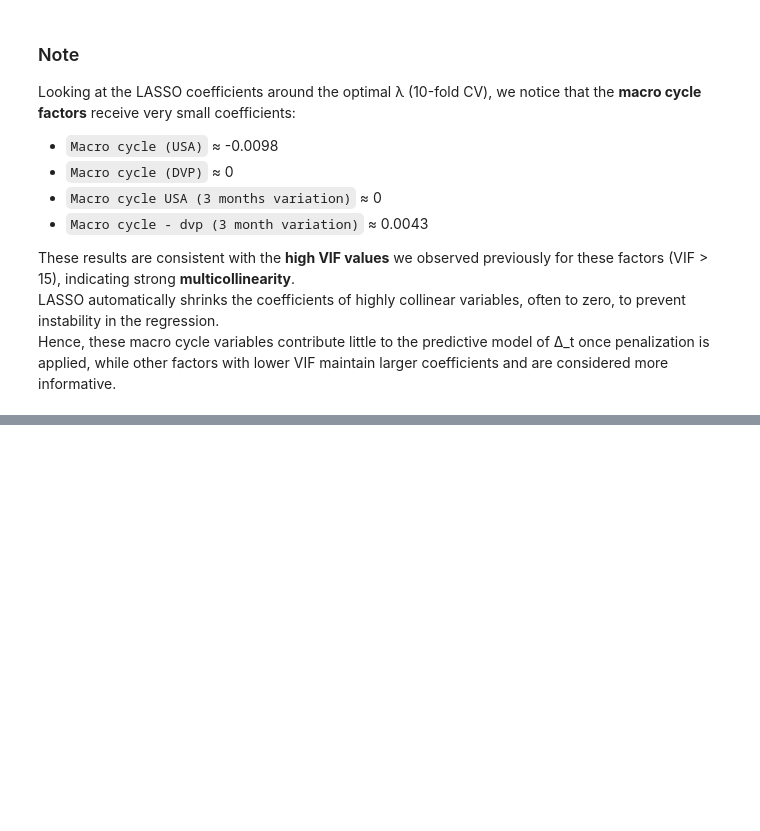
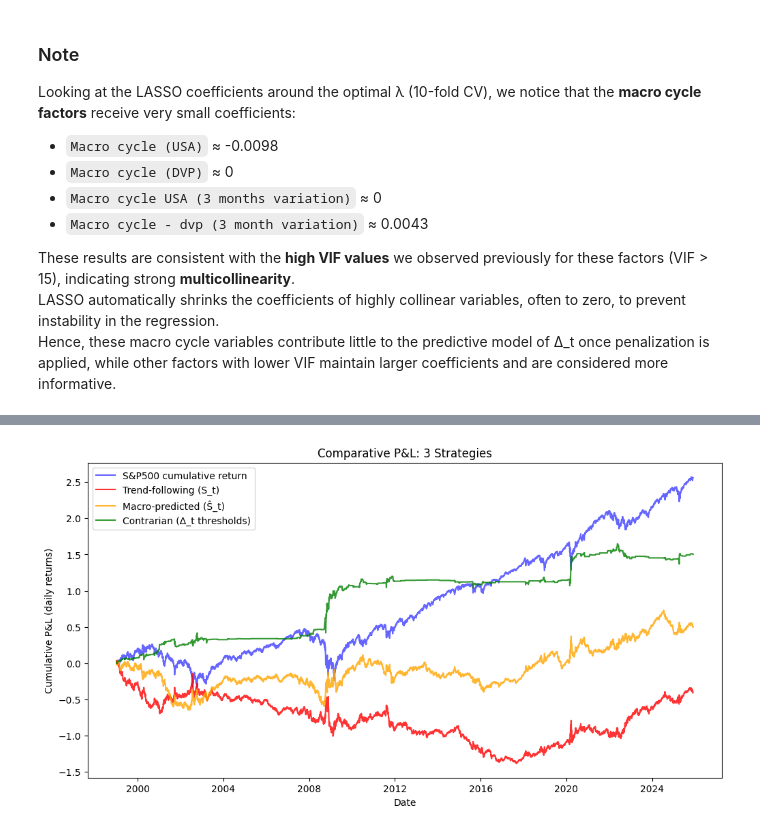
Before and after one commit to BenjaminFernandesNeres/Kalman-SP500, a Jupyter notebook: TrendFollowingStrategy.ipynb, the cells around one changed output, grey strips where cells are left out. Saved outputs shown, nothing was run; the diff lists cells and outputs as text; code cells hidden in the pictures; blank space fills up the shorter version.

Commit message:
Update: full 3-strategy P&L with S_t, S_hat, and Δ_t thresholds

```diff
--- a/TrendFollowingStrategy.ipynb
+++ b/TrendFollowingStrategy.ipynb
@@ -431,0 +436,96 @@ Hence, these macro cycle variables contribute little to the predictive model of
+# %%
+# ----------------------------
+# Comparative P&L: 3 Strategies
+# ----------------------------
+import numpy as np
+import pandas as pd
+import matplotlib.pyplot as plt
+from sklearn.linear_model import LassoCV
+from sklearn import preprocessing
+
+# ----------------------------
+# Compute daily returns
+# ----------------------------
+daily_prices_array = np.array(data_SP500).flatten()  # 1D array
+daily_returns = np.diff(daily_prices_array) / daily_prices_array[:-1]  # taille N-1
+dates_aligned = dates[1:]  # align with returns
+
+# ----------------------------
+# Strategy 1: Trend-following (sign of S_t)
+# ----------------------------
+signal_slope = np.sign(S_t)                  # taille N
+position_slope = np.roll(signal_slope, 1)    # lag by 1 (t based on t-1)
+position_slope[0] = 0
+position_slope_aligned = position_slope[1:]  # taille N-1
+
+pnl_slope = position_slope_aligned * daily_returns
+cum_pnl_slope = np.cumsum(pnl_slope)
+
+# ----------------------------
+# Strategy 2: Macro-predicted slope Ŝ_t
+# ----------------------------
+# Align macro factors and slope for prediction
+X_macro = preprocessing.scale(np.array(data_macro[:-1]), with_mean=True)  # remove last row to match returns
+Y_slope = S_t[1:]  # slope from Kalman (next day)
+
+# LASSO to predict slope from macro factors
+lasso = LassoCV(cv=10, max_iter=10000).fit(X_macro, Y_slope)
+S_hat = lasso.predict(X_macro)
+S_hat = np.insert(S_hat, 0, 0)  # add initial 0 for alignment
+
+# Generate signals and P&L
+signal_slope_hat = np.sign(S_hat)
+position_slope_hat = np.roll(signal_slope_hat, 1)
+position_slope_hat[0] = 0
+position_slope_hat_aligned = position_slope_hat[1:]
+
+pnl_slope_hat = position_slope_hat_aligned * daily_returns
+cum_pnl_slope_hat = np.cumsum(pnl_slope_hat)
+
+# ----------------------------
+# Strategy 3: Contrarian on Δ_t thresholds
+# ----------------------------
+q_low, q_high = np.quantile(Delta, [0.05, 0.95])
+signal_delta = np.zeros_like(Delta)
+signal_delta[Delta < q_low] = 1    # long if Δ_t < q_low
+signal_delta[Delta > q_high] = -1  # short if Δ_t > q_high
+
+position_delta = np.roll(signal_delta, 1)
+position_delta[0] = 0
+position_delta_aligned = position_delta[1:]  # taille N-1
+
+pnl_delta = position_delta_aligned * daily_returns
+cum_pnl_delta = np.cumsum(pnl_delta)
+
+# ----------------------------
+# Plot cumulative P&L
+# ----------------------------
+plt.figure(figsize=(12,6))
+plt.plot(dates_aligned, np.cumsum(daily_returns), label="S&P500 cumulative return", color="blue", alpha=0.6)
+plt.plot(dates_aligned, cum_pnl_slope, label="Trend-following (S_t)", color="red", alpha=0.8)
+plt.plot(dates_aligned, cum_pnl_slope_hat, label="Macro-predicted (Ŝ_t)", color="orange", alpha=0.8)
+plt.plot(dates_aligned, cum_pnl_delta, label="Contrarian (Δ_t thresholds)", color="green", alpha=0.8)
+plt.title("Comparative P&L: 3 Strategies")
+plt.xlabel("Date")
+plt.ylabel("Cumulative P&L (daily returns)")
+plt.legend()
+plt.show()
+
+# ----------------------------
+# Inspect first few signals and positions
+# ----------------------------
+df_signals = pd.DataFrame({
+    'Date': dates_aligned[:10],
+    'S_t': S_t[1:11],
+    'Signal S_t': signal_slope[1:11],
+    'Position S_t (t based on t-1)': position_slope_aligned[:10],
+    'Ŝ_t': S_hat[1:11],
+    'Signal Ŝ_t': signal_slope_hat[1:11],
+    'Position Ŝ_t (t based on t-1)': position_slope_hat_aligned[:10],
+    'Δ_t': Delta[1:11],
+    'Signal Δ_t': signal_delta[1:11],
+    'Position Δ_t (t based on t-1)': position_delta_aligned[:10]
+})
+df_signals
+# %% [output]
+[figure, added]
```
Also changed, not shown: parts of 6 cells of this notebook, 1 other file.
